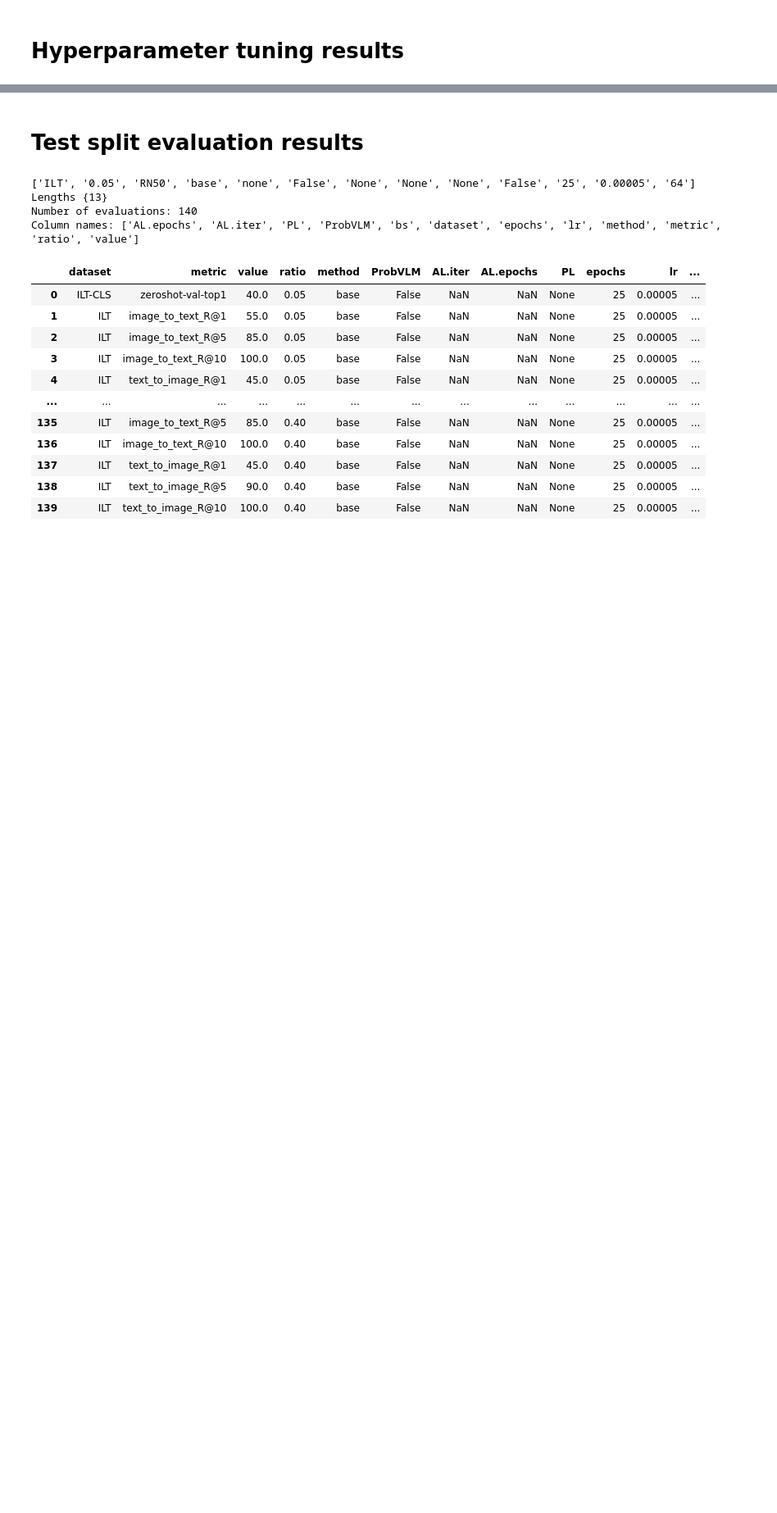
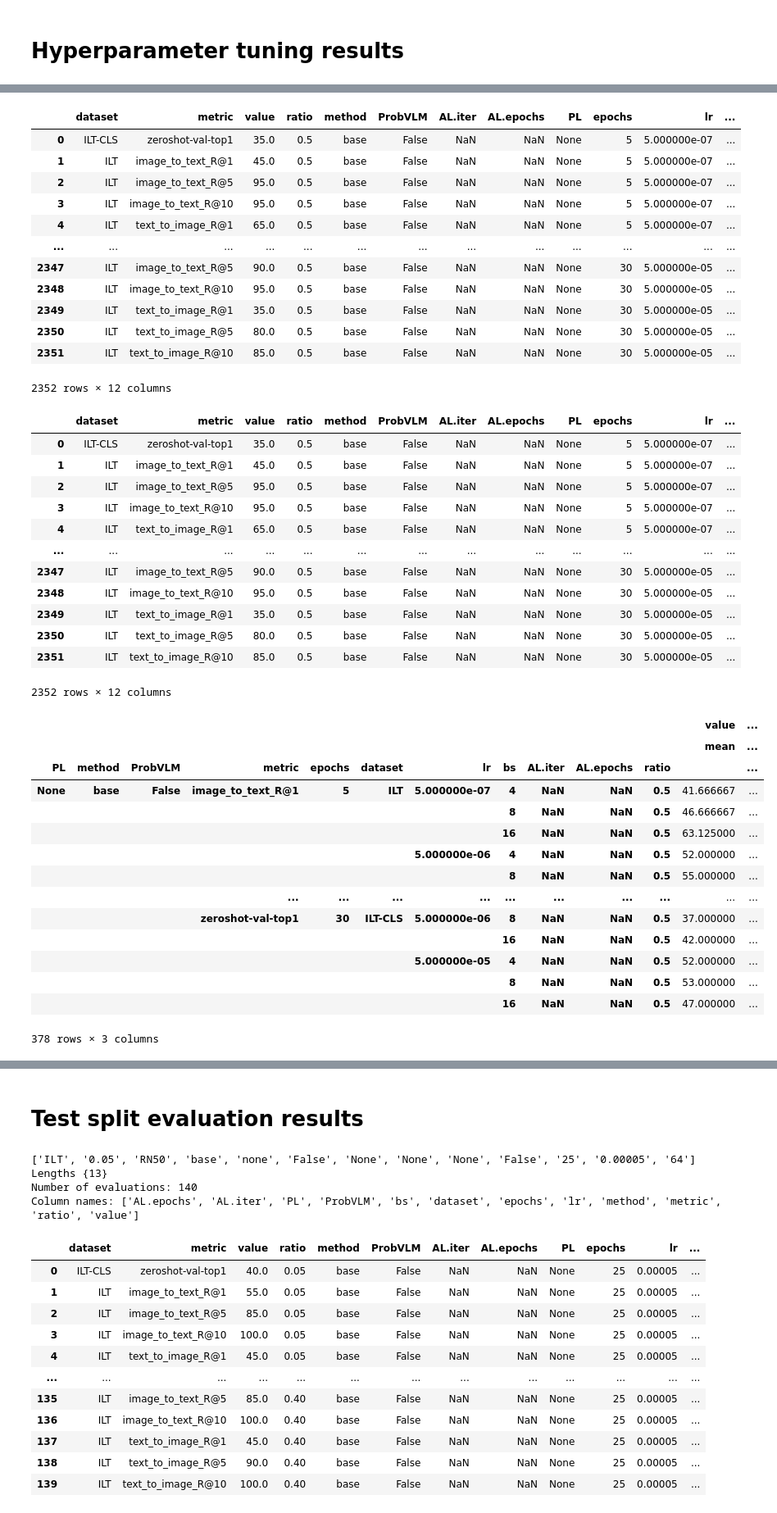
Before and after one commit to nataliehh/thesis2023-2024, a Jupyter notebook: ILT_results_analysis.ipynb, the cells around one changed output, grey strips where cells are left out. Shown at 82% size. Saved outputs shown, nothing was run; the diff lists cells and outputs as text; code cells hidden in the pictures; blank space fills up the shorter version.

```diff
--- a/ILT_results_analysis.ipynb
+++ b/ILT_results_analysis.ipynb
@@ -110,3 +110,7 @@ def get_results_per_model(df, hyperparam_tuning = True):
         'baseline': df_baseline, 's-clip': df_S_CLIP,  #'baseline-not-finetuned' : df_no_finetune,
         'soft-pl': df_soft_PL, 'hard-pl': df_hard_PL, 'basic-al': df_basic_AL, 'probvlm': df_probvlm_AL
     }
+# %%
+test_path = './results/eval_ilt.txt'
+df_grouped = prep_and_store_results(test_path)
+# %% [output]
@@ -112,0 +121,41 @@ def get_results_per_model(df, hyperparam_tuning = True):
+|  | dataset | metric | value | ratio | method | ProbVLM | AL.iter | AL.epochs | PL | epochs | lr | ... |
+| 0 | ILT-CLS | zeroshot-val-top1 | 35.0 | 0.5 | base | False | NaN | NaN | None | 5 | 5.000000e-07 | ... |
+| 1 | ILT | image_to_text_R@1 | 45.0 | 0.5 | base | False | NaN | NaN | None | 5 | 5.000000e-07 | ... |
+| 2 | ILT | image_to_text_R@5 | 95.0 | 0.5 | base | False | NaN | NaN | None | 5 | 5.000000e-07 | ... |
+| 3 | ILT | image_to_text_R@10 | 95.0 | 0.5 | base | False | NaN | NaN | None | 5 | 5.000000e-07 | ... |
+| 4 | ILT | text_to_image_R@1 | 65.0 | 0.5 | base | False | NaN | NaN | None | 5 | 5.000000e-07 | ... |
+| ... | ... | ... | ... | ... | ... | ... | ... | ... | ... | ... | ... | ... |
+| 2347 | ILT | image_to_text_R@5 | 90.0 | 0.5 | base | False | NaN | NaN | None | 30 | 5.000000e-05 | ... |
+| 2348 | ILT | image_to_text_R@10 | 95.0 | 0.5 | base | False | NaN | NaN | None | 30 | 5.000000e-05 | ... |
+| 2349 | ILT | text_to_image_R@1 | 35.0 | 0.5 | base | False | NaN | NaN | None | 30 | 5.000000e-05 | ... |
+| 2350 | ILT | text_to_image_R@5 | 80.0 | 0.5 | base | False | NaN | NaN | None | 30 | 5.000000e-05 | ... |
+| 2351 | ILT | text_to_image_R@10 | 85.0 | 0.5 | base | False | NaN | NaN | None | 30 | 5.000000e-05 | ... |
+2352 rows × 12 columns
+|  | dataset | metric | value | ratio | method | ProbVLM | AL.iter | AL.epochs | PL | epochs | lr | ... |
+| 0 | ILT-CLS | zeroshot-val-top1 | 35.0 | 0.5 | base | False | NaN | NaN | None | 5 | 5.000000e-07 | ... |
+| 1 | ILT | image_to_text_R@1 | 45.0 | 0.5 | base | False | NaN | NaN | None | 5 | 5.000000e-07 | ... |
+| 2 | ILT | image_to_text_R@5 | 95.0 | 0.5 | base | False | NaN | NaN | None | 5 | 5.000000e-07 | ... |
+| 3 | ILT | image_to_text_R@10 | 95.0 | 0.5 | base | False | NaN | NaN | None | 5 | 5.000000e-07 | ... |
+| 4 | ILT | text_to_image_R@1 | 65.0 | 0.5 | base | False | NaN | NaN | None | 5 | 5.000000e-07 | ... |
+| ... | ... | ... | ... | ... | ... | ... | ... | ... | ... | ... | ... | ... |
+| 2347 | ILT | image_to_text_R@5 | 90.0 | 0.5 | base | False | NaN | NaN | None | 30 | 5.000000e-05 | ... |
+| 2348 | ILT | image_to_text_R@10 | 95.0 | 0.5 | base | False | NaN | NaN | None | 30 | 5.000000e-05 | ... |
+| 2349 | ILT | text_to_image_R@1 | 35.0 | 0.5 | base | False | NaN | NaN | None | 30 | 5.000000e-05 | ... |
+| 2350 | ILT | text_to_image_R@5 | 80.0 | 0.5 | base | False | NaN | NaN | None | 30 | 5.000000e-05 | ... |
+| 2351 | ILT | text_to_image_R@10 | 85.0 | 0.5 | base | False | NaN | NaN | None | 30 | 5.000000e-05 | ... |
+2352 rows × 12 columns
+|  |  |  |  |  |  |  |  |  |  |  | value | ... |
+|  |  |  |  |  |  |  |  |  |  |  | mean | ... |
+| PL | method | ProbVLM | metric | epochs | dataset | lr | bs | AL.iter | AL.epochs | ratio |  | ... |
+| None | base | False | image_to_text_R@1 | 5 | ILT | 5.000000e-07 | 4 | NaN | NaN | 0.5 | 41.666667 | ... |
+|  |  |  |  |  |  |  | 8 | NaN | NaN | 0.5 | 46.666667 | ... |
+|  |  |  |  |  |  |  | 16 | NaN | NaN | 0.5 | 63.125000 | ... |
+|  |  |  |  |  |  | 5.000000e-06 | 4 | NaN | NaN | 0.5 | 52.000000 | ... |
+|  |  |  |  |  |  |  | 8 | NaN | NaN | 0.5 | 55.000000 | ... |
+|  |  |  | ... | ... | ... | ... | ... | ... | ... | ... | ... | ... |
+|  |  |  | zeroshot-val-top1 | 30 | ILT-CLS | 5.000000e-06 | 8 | NaN | NaN | 0.5 | 37.000000 | ... |
+|  |  |  |  |  |  |  | 16 | NaN | NaN | 0.5 | 42.000000 | ... |
+|  |  |  |  |  |  | 5.000000e-05 | 4 | NaN | NaN | 0.5 | 52.000000 | ... |
+|  |  |  |  |  |  |  | 8 | NaN | NaN | 0.5 | 53.000000 | ... |
+|  |  |  |  |  |  |  | 16 | NaN | NaN | 0.5 | 47.000000 | ... |
+378 rows × 3 columns
```
Also changed, not shown: parts of 5 cells of this notebook, 3 other files.
